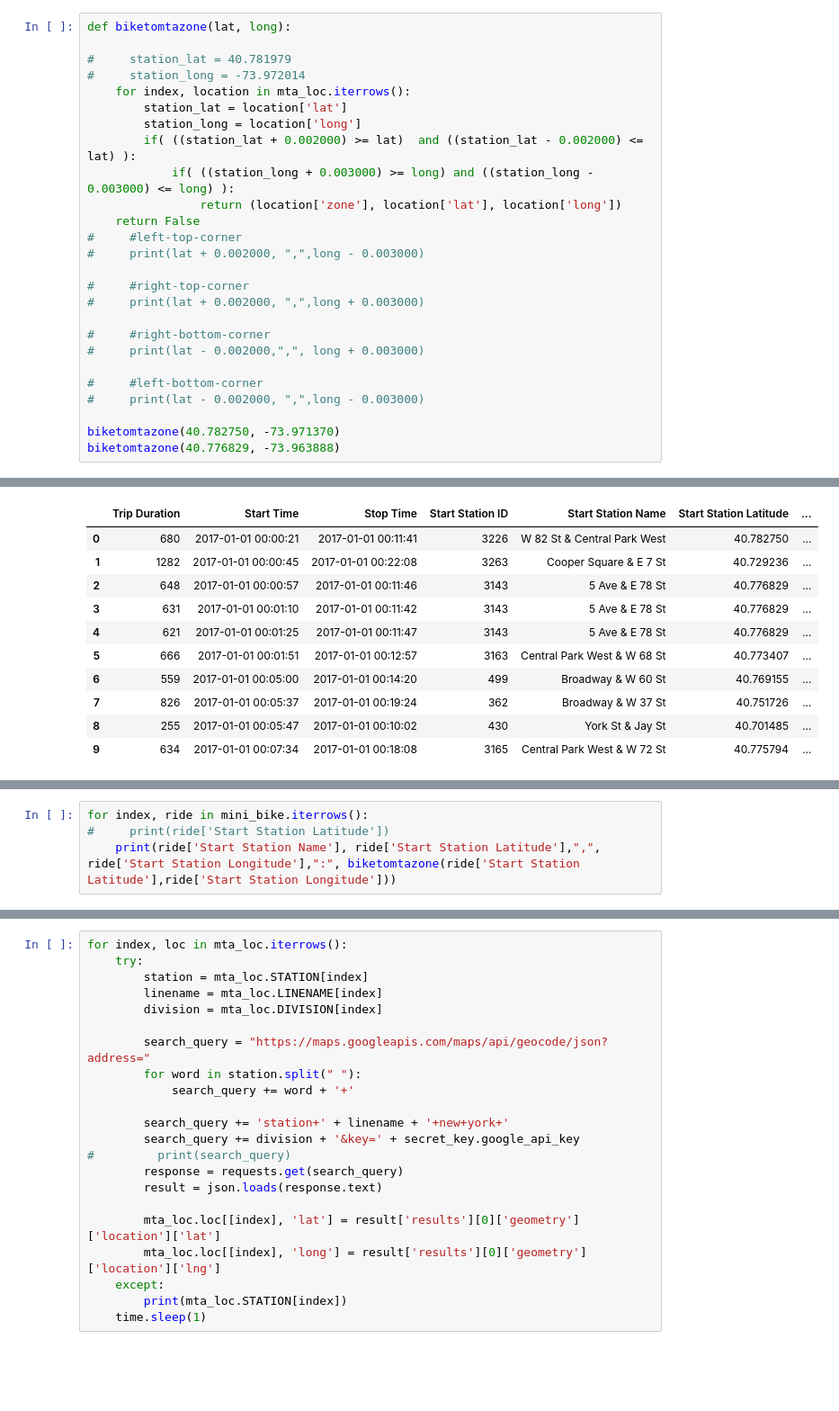
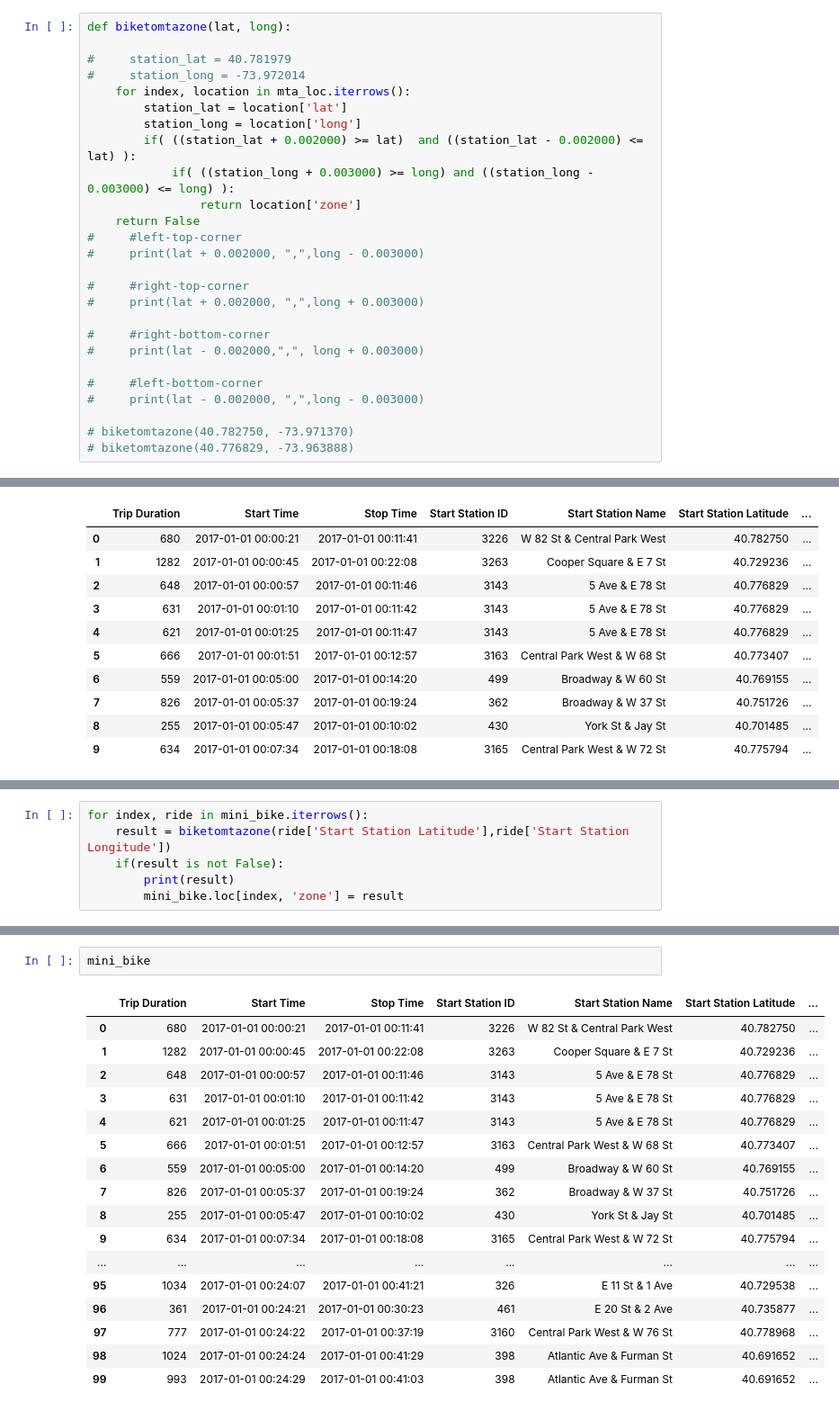
Before and after one commit to inistar/mta-bike-ds, a Jupyter notebook: mta_taxi_EDA.ipynb, the cells around one changed output, grey strips where cells are left out. Shown at 90% size. Saved outputs shown, nothing was run; the diff lists cells and outputs as text; blank space fills up the shorter version.

Commit message:
mini bike is paired with zone

```diff
--- a/mta_taxi_EDA.ipynb
+++ b/mta_taxi_EDA.ipynb
@@ -235,7 +235,7 @@ def biketomtazone(lat, long):
         station_long = location['long']
         if( ((station_lat + 0.002000) >= lat)  and ((station_lat - 0.002000) <= lat) ):
             if( ((station_long + 0.003000) >= long) and ((station_long - 0.003000) <= long) ):
-                return (location['zone'], location['lat'], location['long'])
+                return location['zone']
     return False
 #     #left-top-corner
 #     print(lat + 0.002000, ",",long - 0.003000)
@@ -249,5 +249,5 @@ def biketomtazone(lat, long):
 #     #left-bottom-corner
 #     print(lat - 0.002000, ",",long - 0.003000)
 
-biketomtazone(40.782750, -73.971370)
-biketomtazone(40.776829, -73.963888)
+# biketomtazone(40.782750, -73.971370)
+# biketomtazone(40.776829, -73.963888)
@@ -270,5 +277,7 @@ mini_bike.head(10)
 # %%
 for index, ride in mini_bike.iterrows():
-#     print(ride['Start Station Latitude'])
-    print(ride['Start Station Name'], ride['Start Station Latitude'],",", ride['Start Station Longitude'],":", biketomtazone(ride['Start Station Latitude'],ride['Start Station Longitude']))
+    result = biketomtazone(ride['Start Station Latitude'],ride['Start Station Longitude'])
+    if(result is not False):
+        print(result)
+        mini_bike.loc[index, 'zone'] = result
 # %% [output]
@@ -292,22 +308,20 @@ Atlantic Ave & Furman St 40.69165183 , -73.99997859999999 : False
-# %%
-for index, loc in mta_loc.iterrows():
-    try:
-        station = mta_loc.STATION[index]
-        linename = mta_loc.LINENAME[index]
-        division = mta_loc.DIVISION[index]
-
-        search_query = "https://maps.googleapis.com/maps/api/geocode/json?address="
-        for word in station.split(" "):
-            search_query += word + '+'
-
-        search_query += 'station+' + linename + '+new+york+'
-        search_query += division + '&key=' + secret_key.google_api_key
-#         print(search_query)
-        response = requests.get(search_query)
-        result = json.loads(response.text)
-
-        mta_loc.loc[[index], 'lat'] = result['results'][0]['geometry']['location']['lat']
-        mta_loc.loc[[index], 'long'] = result['results'][0]['geometry']['location']['lng']
-    except:
-        print(mta_loc.STATION[index])
-    time.sleep(1)
+# %%
+mini_bike
+# %% [output]
+|  | Trip Duration | Start Time | Stop Time | Start Station ID | Start Station Name | Start Station Latitude | ... |
+| 0 | 680 | 2017-01-01 00:00:21 | 2017-01-01 00:11:41 | 3226 | W 82 St & Central Park West | 40.782750 | ... |
+| 1 | 1282 | 2017-01-01 00:00:45 | 2017-01-01 00:22:08 | 3263 | Cooper Square & E 7 St | 40.729236 | ... |
+| 2 | 648 | 2017-01-01 00:00:57 | 2017-01-01 00:11:46 | 3143 | 5 Ave & E 78 St | 40.776829 | ... |
+| 3 | 631 | 2017-01-01 00:01:10 | 2017-01-01 00:11:42 | 3143 | 5 Ave & E 78 St | 40.776829 | ... |
+| 4 | 621 | 2017-01-01 00:01:25 | 2017-01-01 00:11:47 | 3143 | 5 Ave & E 78 St | 40.776829 | ... |
+| 5 | 666 | 2017-01-01 00:01:51 | 2017-01-01 00:12:57 | 3163 | Central Park West & W 68 St | 40.773407 | ... |
+| 6 | 559 | 2017-01-01 00:05:00 | 2017-01-01 00:14:20 | 499 | Broadway & W 60 St | 40.769155 | ... |
+| 7 | 826 | 2017-01-01 00:05:37 | 2017-01-01 00:19:24 | 362 | Broadway & W 37 St | 40.751726 | ... |
+| 8 | 255 | 2017-01-01 00:05:47 | 2017-01-01 00:10:02 | 430 | York St & Jay St | 40.701485 | ... |
+| 9 | 634 | 2017-01-01 00:07:34 | 2017-01-01 00:18:08 | 3165 | Central Park West & W 72 St | 40.775794 | ... |
+| ... | ... | ... | ... | ... | ... | ... | ... |
+| 95 | 1034 | 2017-01-01 00:24:07 | 2017-01-01 00:41:21 | 326 | E 11 St & 1 Ave | 40.729538 | ... |
+| 96 | 361 | 2017-01-01 00:24:21 | 2017-01-01 00:30:23 | 461 | E 20 St & 2 Ave | 40.735877 | ... |
+| 97 | 777 | 2017-01-01 00:24:22 | 2017-01-01 00:37:19 | 3160 | Central Park West & W 76 St | 40.778968 | ... |
+| 98 | 1024 | 2017-01-01 00:24:24 | 2017-01-01 00:41:29 | 398 | Atlantic Ave & Furman St | 40.691652 | ... |
+| 99 | 993 | 2017-01-01 00:24:29 | 2017-01-01 00:41:03 | 398 | Atlantic Ave & Furman St | 40.691652 | ... |
```
Also changed, not shown: parts of 3 cells of this notebook.
